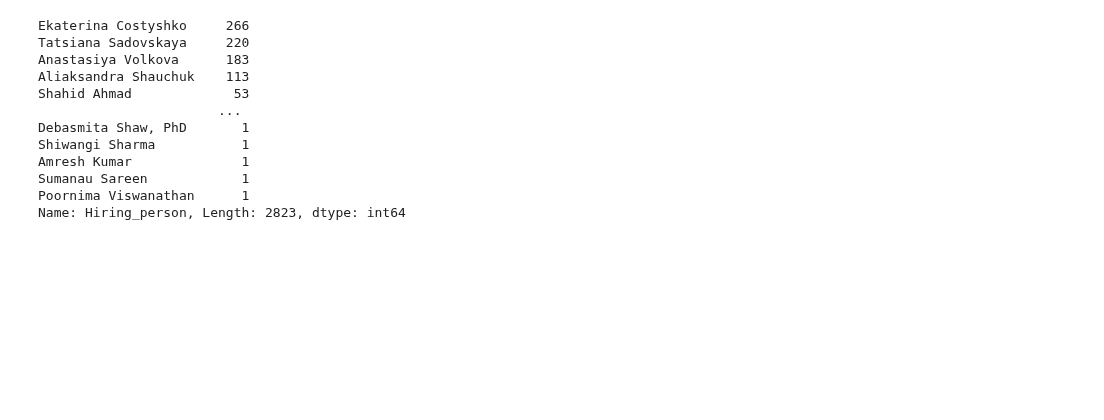
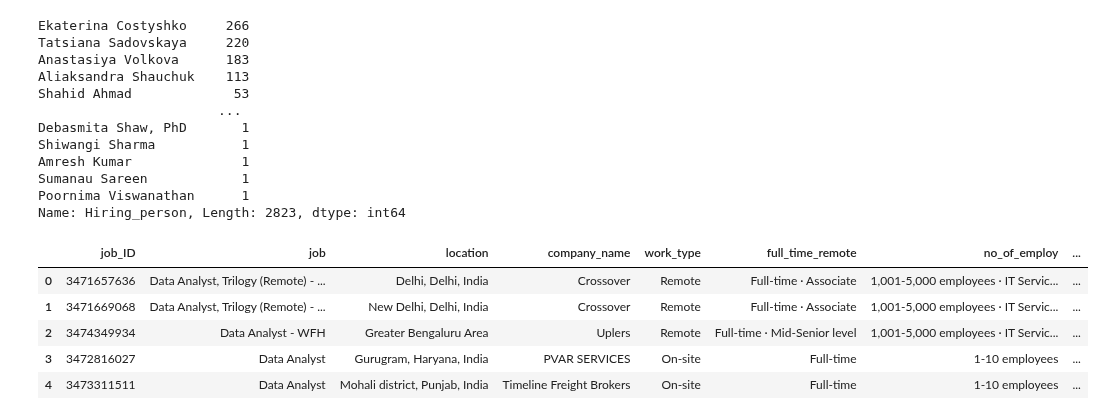
Before and after one commit to ShubhamGupta2505/Dataset-Analysis-Visualization, a Jupyter notebook: notebooke2cac2e91a.ipynb, the cells around one changed output. Drawn from its saved outputs; the diff is of its cells as text; code cells hidden in the pictures; blank space fills up the shorter version.

```diff
--- a/notebooke2cac2e91a.ipynb
+++ b/notebooke2cac2e91a.ipynb
@@ -265,3 +265,12 @@ Amresh Kumar              1
 Sumanau Sareen            1
 Poornima Viswanathan      1
 Name: Hiring_person, Length: 2823, dtype: int64
+# %%
+df.head()
+# %% [output]
+|  | job_ID | job | location | company_name | work_type | full_time_remote | no_of_employ | ... |
+| 0 | 3471657636 | Data Analyst, Trilogy (Remote) - ... | Delhi, Delhi, India | Crossover | Remote | Full-time · Associate | 1,001-5,000 employees · IT Servic... | ... |
+| 1 | 3471669068 | Data Analyst, Trilogy (Remote) - ... | New Delhi, Delhi, India | Crossover | Remote | Full-time · Associate | 1,001-5,000 employees · IT Servic... | ... |
+| 2 | 3474349934 | Data Analyst - WFH | Greater Bengaluru Area | Uplers | Remote | Full-time · Mid-Senior level | 1,001-5,000 employees · IT Servic... | ... |
+| 3 | 3472816027 | Data Analyst | Gurugram, Haryana, India | PVAR SERVICES | On-site | Full-time | 1-10 employees | ... |
+| 4 | 3473311511 | Data Analyst | Mohali district, Punjab, India | Timeline Freight Brokers | On-site | Full-time | 1-10 employees | ... |
```
Also changed, not shown: parts of 4 cells of this notebook.
